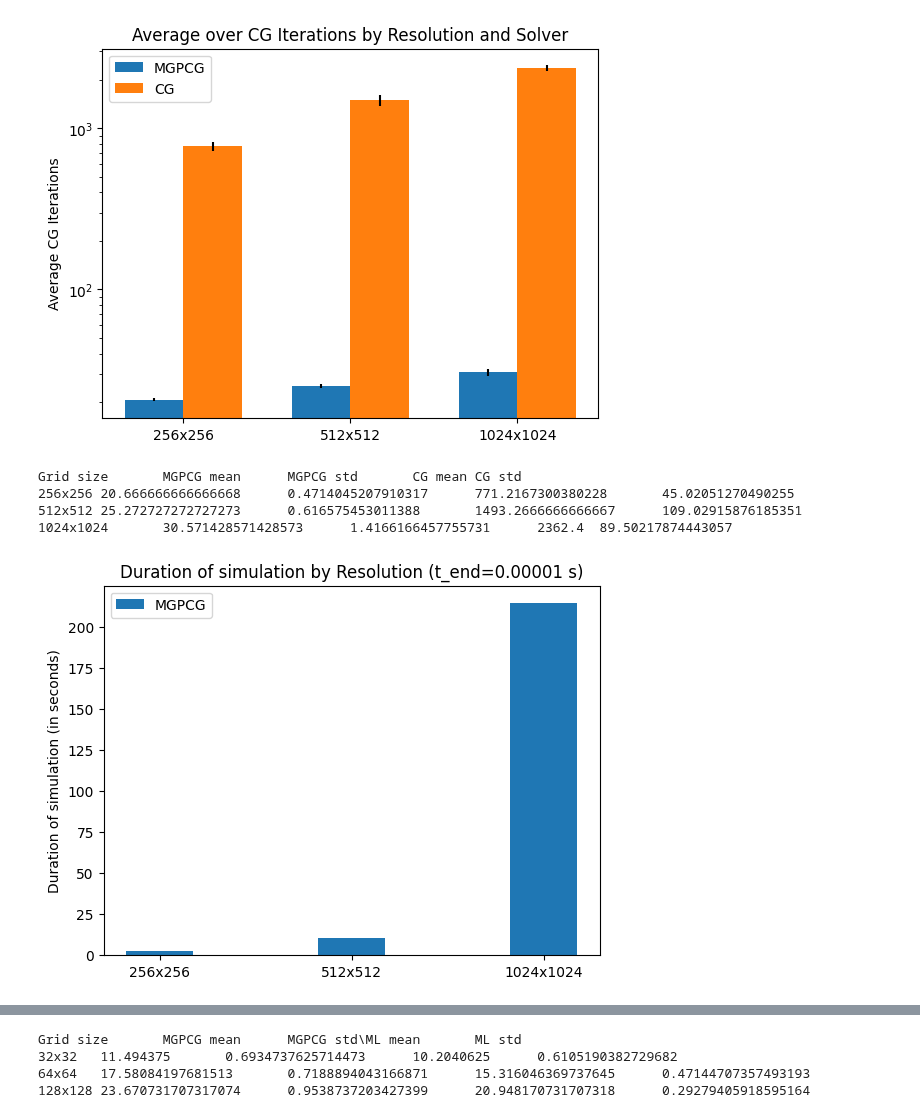
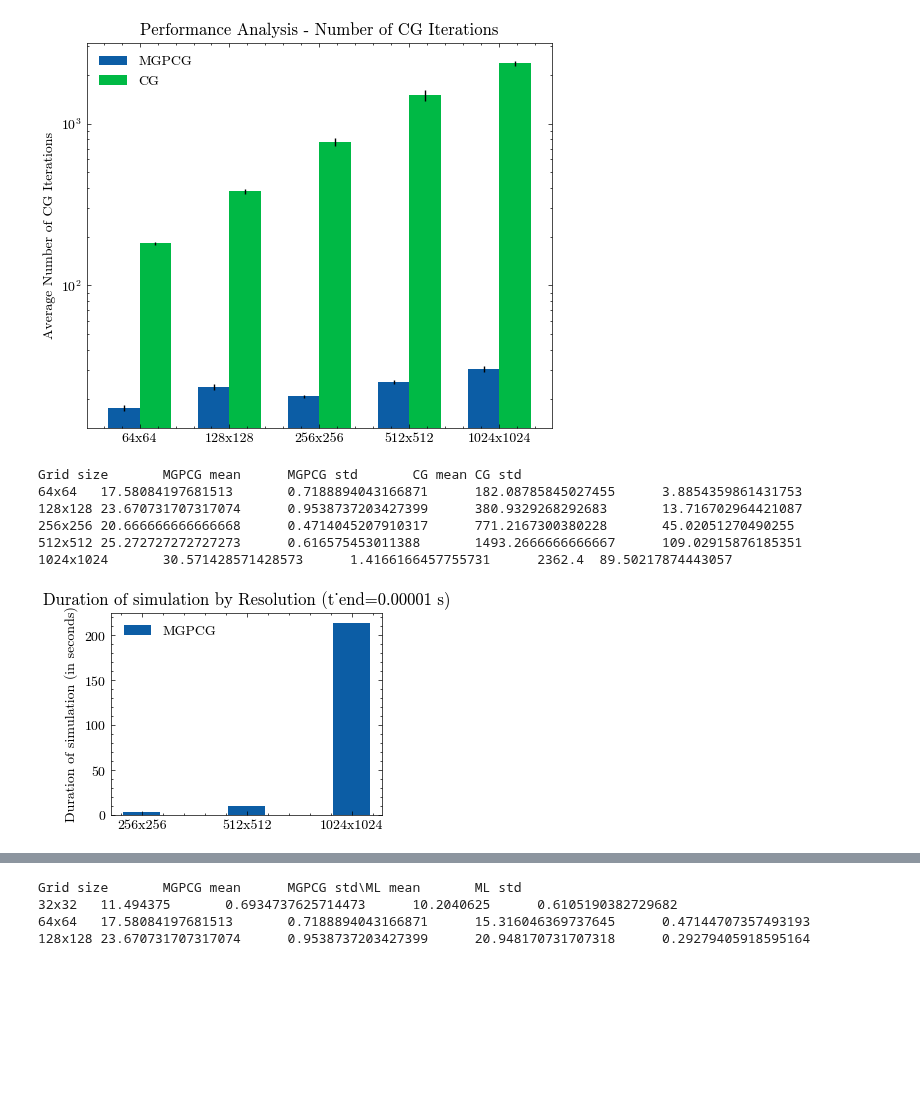
Before and after one commit to glaand/bachelor-thesis, a Jupyter notebook: simple_benchmark.ipynb, the cells around one changed output, grey strips where cells are left out. Cells and saved outputs as stored; diff of their text form; code cells hidden in the pictures; blank space fills up the shorter version.

```diff
--- a/simple_benchmark.ipynb
+++ b/simple_benchmark.ipynb
@@ -5,40 +7,42 @@ from matplotlib.backends.backend_pdf import PdfPages
+# %%
+plt.style.use(['science', 'no-latex'])
 # %%
 # Load data
-resolutions = ['256x256', '512x512', '1024x1024']
-single_resolutions = ['256', '512', '1024']
+resolutions = ['64x64', '128x128', '256x256', '512x512', '1024x1024']
+single_resolutions = ['64', '128', '256', '512', '1024']
 mgpcg_data = []
 cg_data = []
 
 for res in single_resolutions:
     mgpcg_data.append(np.loadtxt(f"experiments/2d/mgpcg/{res}/n_cg_over_it.dat"))
     cg_data.append(np.loadtxt(f"experiments/2d/conjugate_gradient/{res}/n_cg_over_it.dat"))
 
 # Calculate average and standard deviation for each resolution
 mgpcg_avg = [np.mean(data, axis=0) for data in mgpcg_data]
 cg_avg = [np.mean(data, axis=0) for data in cg_data]
 mgpcg_std = [np.std(data, axis=0) for data in mgpcg_data]
 cg_std = [np.std(data, axis=0) for data in cg_data]
 
 # Plotting
-labels = ['256x256', '512x512', '1024x1024']
+labels = ['64x64', '128x128', '256x256', '512x512', '1024x1024']
 x = np.arange(len(labels))  # the label locations
 width = 0.35  # the width of the bars
 
-fig, ax = plt.subplots()
+fig, ax = plt.subplots(figsize=(6, 5))
 rects1 = ax.bar(x - width/2, mgpcg_avg, width, label='MGPCG', yerr=mgpcg_std)
 rects2 = ax.bar(x + width/2, cg_avg, width, label='CG', yerr=cg_std)
 
 # Add some text for labels, title and custom x-axis tick labels, etc.
-ax.set_ylabel('Average CG Iterations')
-ax.set_title('Average over CG Iterations by Resolution and Solver')
+ax.set_ylabel('Average Number of CG Iterations')
+ax.set_title('Performance Analysis - Number of CG Iterations')
 ax.set_xticks(x)
 ax.set_xticklabels(labels)
 ax.set_yscale("log")
 ax.legend()
 plt.savefig("average_cg_iterations.pdf", format="pdf")
 plt.show()
 # %% [output]
-[figure, old version]
+[figure, new version]
 # %%
 # print table of grid size, mean and std
 print("Grid size\tMGPCG mean\tMGPCG std\tCG mean\tCG std")
@@ -46,6 +50,8 @@ for i in range(len(resolutions)):
     print(f"{resolutions[i]}\t{mgpcg_avg[i]}\t{mgpcg_std[i]}\t{cg_avg[i]}\t{cg_std[i]}")
 # %% [output]
 Grid size       MGPCG mean      MGPCG std       CG mean CG std
+64x64   17.58084197681513       0.7188894043166871      182.08785845027455      3.8854359861431753
+128x128 23.670731707317074      0.9538737203427399      380.9329268292683       13.716702964421087
 256x256 20.666666666666668      0.4714045207910317      771.2167300380228       45.02051270490255
 512x512 25.272727272727273      0.616575453011388       1493.2666666666667      109.02915876185351
 1024x1024       30.571428571428573      1.4166166457755731      2362.4  89.50217874443057
@@ -86,7 +92,7 @@ ax.legend(loc='upper left')
 plt.savefig("duration_of_simulation.pdf", format="pdf")
 plt.show()
 # %% [output]
-[figure, old version]
+[figure, new version]
 # %%
 # Load data
 resolutions = ['32x32', '64x64', '128x128']
```
Also changed, not shown: parts of 3 cells of this notebook, 19 other files.
